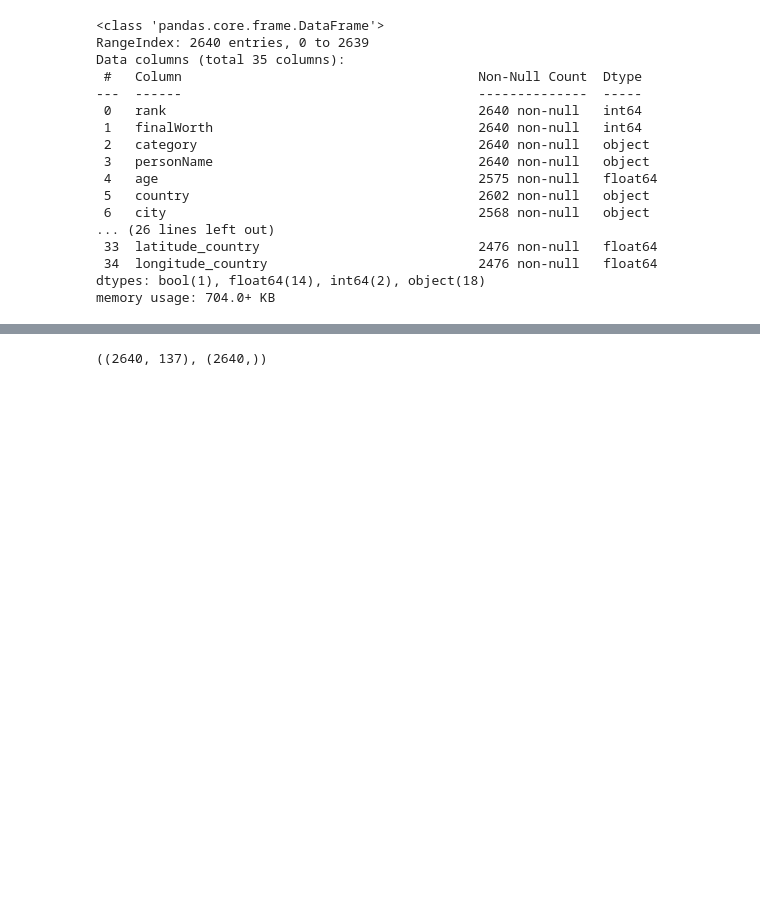
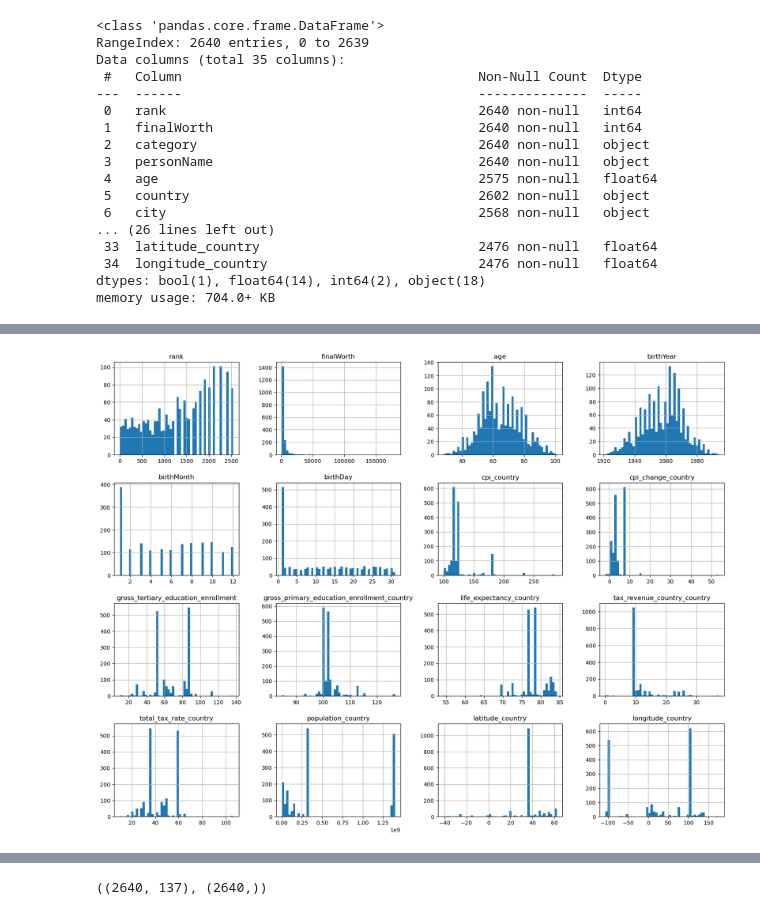
Before and after one commit to deeptudy/kaggle-billionaires_statistics, a Jupyter notebook: main.ipynb, the cells around one changed output, grey strips where cells are left out. Cells and saved outputs as stored; diff of their text form; code cells hidden in the pictures; blank space fills up the shorter version.

```diff
--- a/main.ipynb
+++ b/main.ipynb
@@ -34,0 +111,6 @@ plt.show()
+# %%
+# 자수성가인 사람들의 데이터 분포
+df.loc[df.selfMade].hist(bins=50, figsize=(20,15))
+plt.show()
+# %% [output]
+[figure, added]
```
Also changed, not shown: parts of 59 cells of this notebook, 2 other files.
